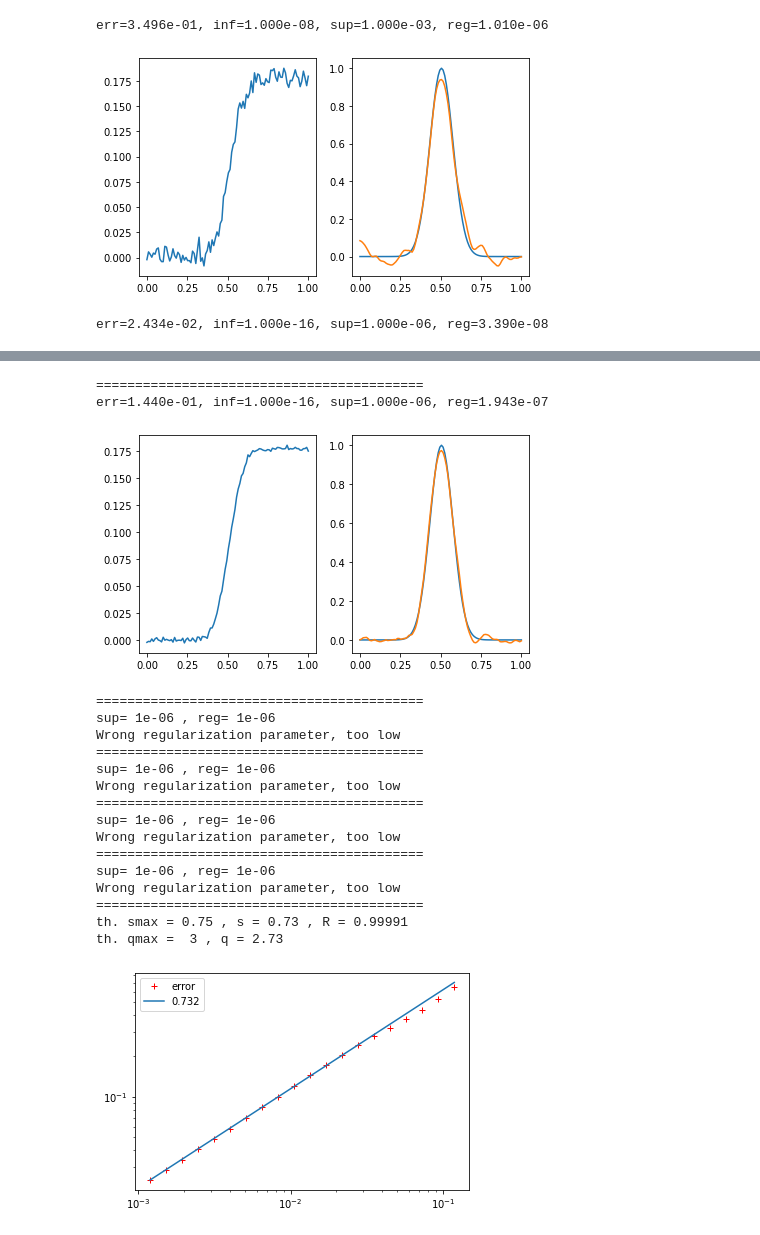
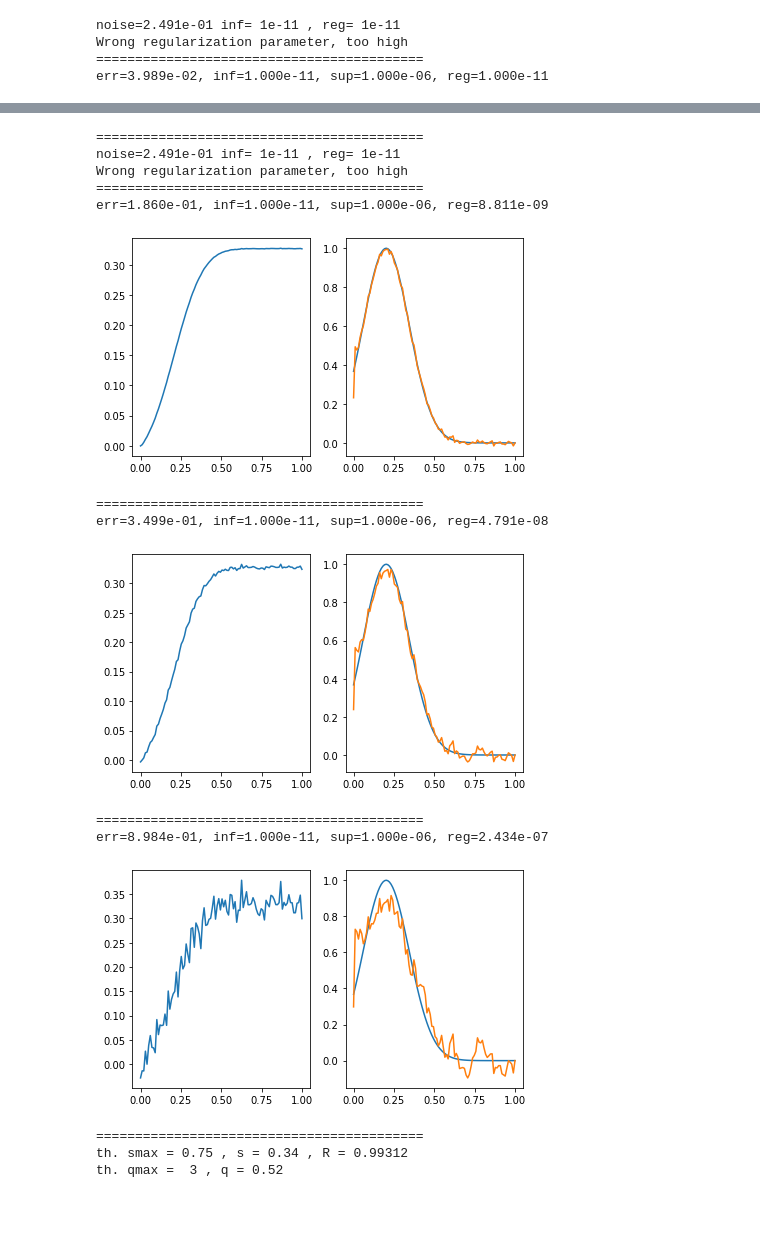
Before and after one commit to ceciledellavalle/RegularisationHS, a Jupyter notebook: Test a=1,p=1.ipynb, the cells around one changed output, grey strips where cells are left out. Drawn from its saved outputs; the diff is of its cells as text; code cells hidden in the pictures; blank space fills up the shorter version.

```diff
--- a/Test a=1,p=1.ipynb
+++ b/Test a=1,p=1.ipynb
@@ -9,3 +11,3 @@ from code.abelsolver import AbelSolver
 # %%
-exp1 = AbelSolver()
+exp1 = AbelSolver(a=1,p=1)
 # %%
@@ -13,9 +15,9 @@ x,y,yd = exp1.DataGen()
 # %%
-xadp = exp1.Solver(x,yd,reg_inf=10**-8,reg_sup=10**-3)
+# xadp = exp1.Solver(x,yd,reg_inf=10**-6,reg_sup=10**-5,export=True)
-# %% [output]
-err=3.496e-01, inf=1.000e-08, sup=1.000e-03, reg=1.010e-06
-[figure, removed]
 # %%
-exp1.Slope()
+exp1.Slope(style='offgauss')
 # %% [output]
-err=2.434e-02, inf=1.000e-16, sup=1.000e-06, reg=3.390e-08
+noise=2.491e-01 inf= 1e-11 , reg= 1e-11
+Wrong regularization parameter, too high
+==========================================
+err=3.989e-02, inf=1.000e-11, sup=1.000e-06, reg=1.000e-11
@@ -23,19 +25,15 @@ err=2.434e-02, inf=1.000e-16, sup=1.000e-06, reg=3.390e-08
 ==========================================
-err=1.440e-01, inf=1.000e-16, sup=1.000e-06, reg=1.943e-07
+noise=2.491e-01 inf= 1e-11 , reg= 1e-11
+Wrong regularization parameter, too high
+==========================================
+err=1.860e-01, inf=1.000e-11, sup=1.000e-06, reg=8.811e-09
-[figure, old version]
+[figure, new version]
 ==========================================
-sup= 1e-06 , reg= 1e-06
-Wrong regularization parameter, too low
-==========================================
-sup= 1e-06 , reg= 1e-06
-Wrong regularization parameter, too low
-==========================================
-sup= 1e-06 , reg= 1e-06
-Wrong regularization parameter, too low
-==========================================
-sup= 1e-06 , reg= 1e-06
-Wrong regularization parameter, too low
-==========================================
-th. smax = 0.75 , s = 0.73 , R = 0.99991
-th. qmax =  3 , q = 2.73
+err=3.499e-01, inf=1.000e-11, sup=1.000e-06, reg=4.791e-08
-[figure, old version]
+[figure, new version]
+==========================================
+err=8.984e-01, inf=1.000e-11, sup=1.000e-06, reg=2.434e-07
+[figure, added]
+==========================================
+th. smax = 0.75 , s = 0.34 , R = 0.99312
+th. qmax =  3 , q = 0.52
```
Also changed, not shown: parts of 8 cells of this notebook, 27 other files.
